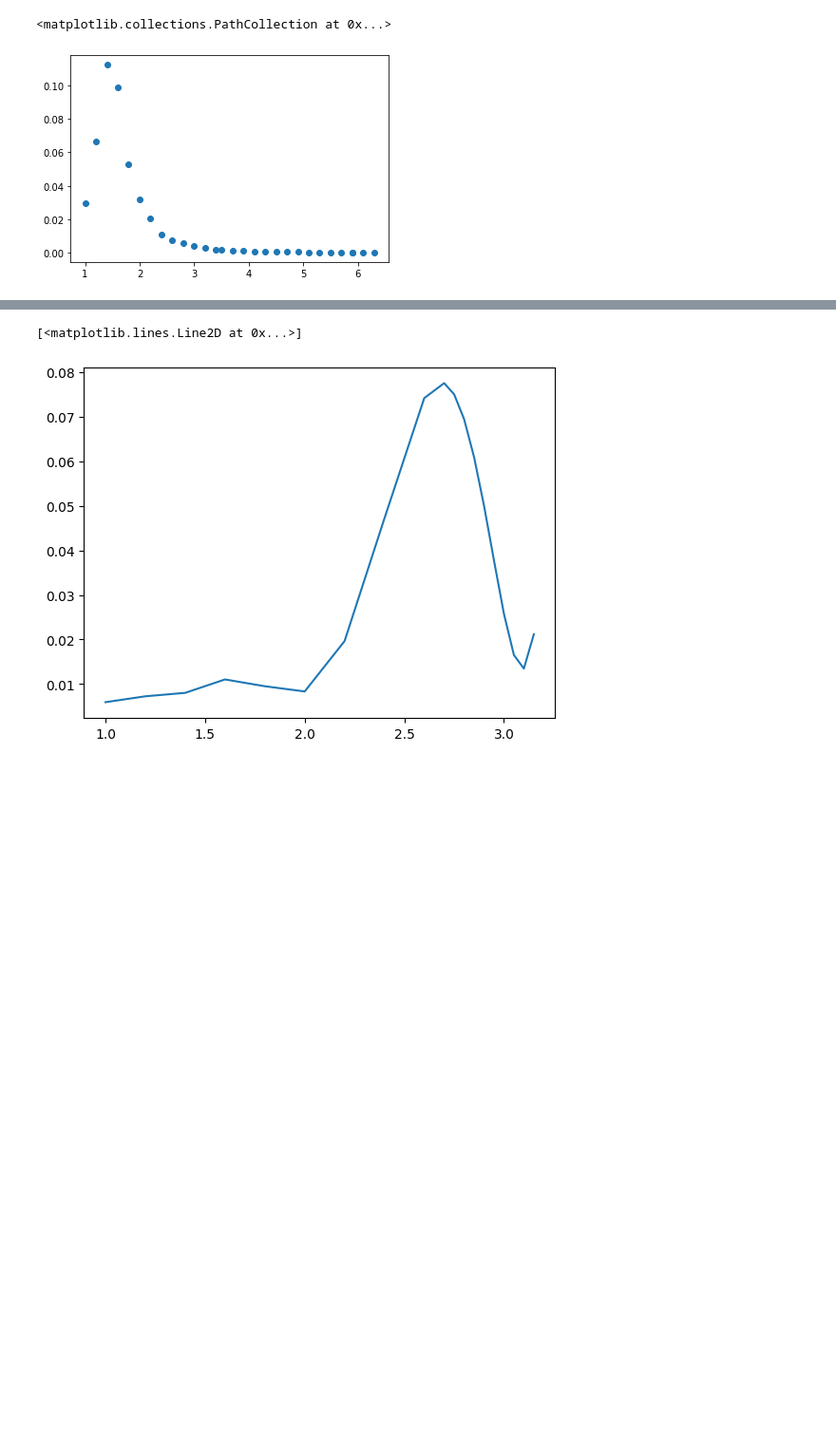
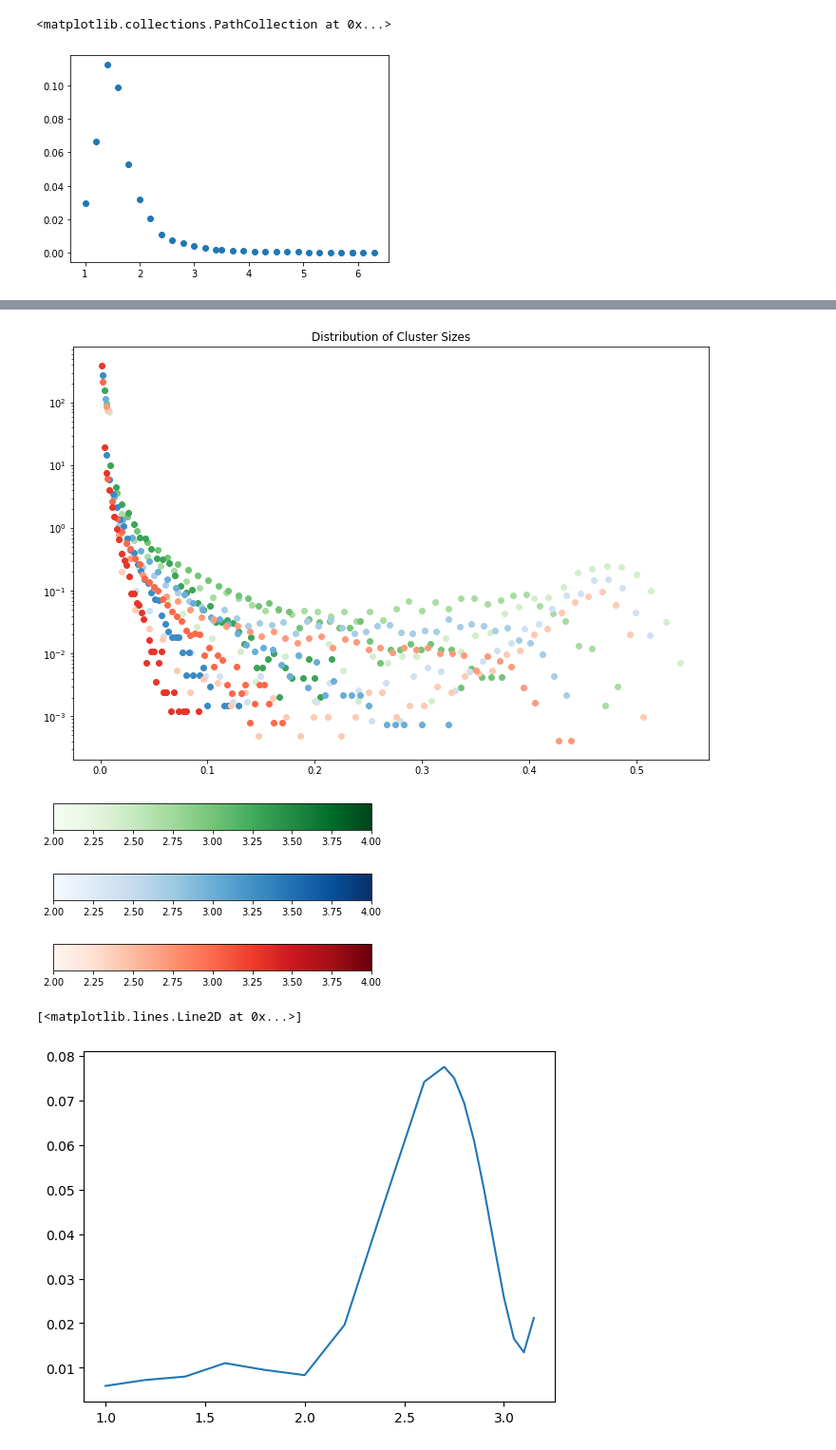
Before and after one commit to tsgaurav/Ising_RSRG, a Jupyter notebook: output/large_instance_runs_1/Distribution_Analysis.ipynb, the cells around one changed output, grey strips where cells are left out. Shown at 95% size. Saved outputs shown, nothing was run; the diff lists cells and outputs as text; code cells hidden in the pictures; blank space fills up the shorter version.

Commit message:
Modified analysis notebooks to read and analyze new output type

```diff
--- a/output/large_instance_runs_1/Distribution_Analysis.ipynb
+++ b/output/large_instance_runs_1/Distribution_Analysis.ipynb
@@ -290,0 +278,2 @@ plt.legend()
+# %%
+clust_size_list = list(itertools.chain.from_iterable([[len(clust) for clust in rd.values() if clust is not None] for rd in reverse_dict_list]))
@@ -291,3 +312,34 @@ plt.legend()
+# %%
+import matplotlib as mpl
+
+fig, ax0 = plt.subplots(figsize=(12, 8))
+
+cmap_type = {40:'Greens', 60:'Blues', 80:'Reds', 100:'Greys'}
+for ind, L in enumerate(L_list):
+    for index, w in enumerate(w_vals):
+        if not index%3==0: continue
+
+        cmap_L = cm.get_cmap(cmap_type[L])
+        norm = plt.Normalize(2, 4)
+        hist, bin_edges = np.histogram(clust_size_list_comp[ind][index], density=True, bins=40)
+        width = bin_edges[1]-bin_edges[0]
+        ax0.scatter(bin_edges[1:]-width/2, hist,color=cmap_L(norm(w)))
+
+    fig, ax = plt.subplots(figsize=(6, 1))
+    fig.subplots_adjust(bottom=0.5)
+    cb1 = mpl.colorbar.ColorbarBase(ax, cmap=cmap_L,
+                                norm=norm,
+                                orientation='horizontal')
+
+ax0.set_title("Distribution of Cluster Sizes")
+#ax0.xscale('log')
+ax0.set_yscale('log')
+#plt.legend()
+# %% [output]
+[figure, added]
+[figure, added]
+[figure, added]
+[figure, added]
 # %%
 sorted_y = np.array([x for _,x in sorted(zip(w_vals,var_lcs))])
 sorted_x = np.array(sorted(w_vals))
```
Also changed, not shown: parts of 7 cells of this notebook, 3 other files.
